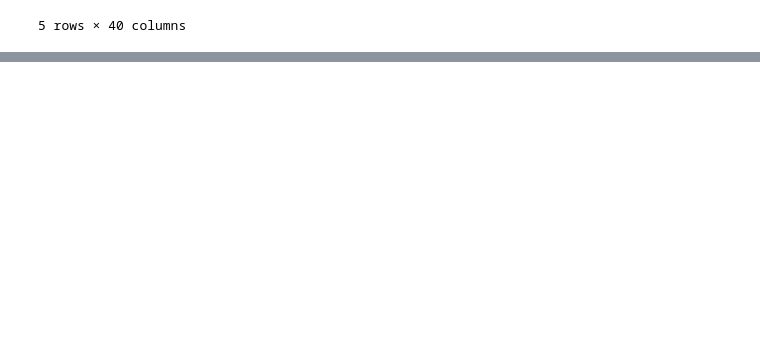
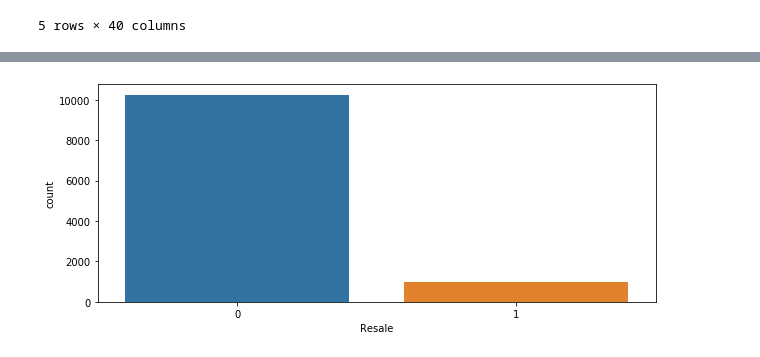
Before and after one commit to rshby/Supervised_Learning, a Jupyter notebook: House Price in India/House Price India - ElasticNet.ipynb, the cells around one changed output, grey strips where cells are left out. Cells and saved outputs as stored; diff of their text form; code cells hidden in the pictures; blank space fills up the shorter version.

```diff
--- a/House Price in India/House Price India - ElasticNet.ipynb
+++ b/House Price in India/House Price India - ElasticNet.ipynb
@@ -40,0 +75,6 @@ df.head()
+# %%
+plt.figure(figsize=(10, 4))
+ax = sns.countplot(df["Resale"])
+plt.show()
+# %% [output]
+[figure, added]
```
Also changed, not shown: parts of 7 cells of this notebook.
